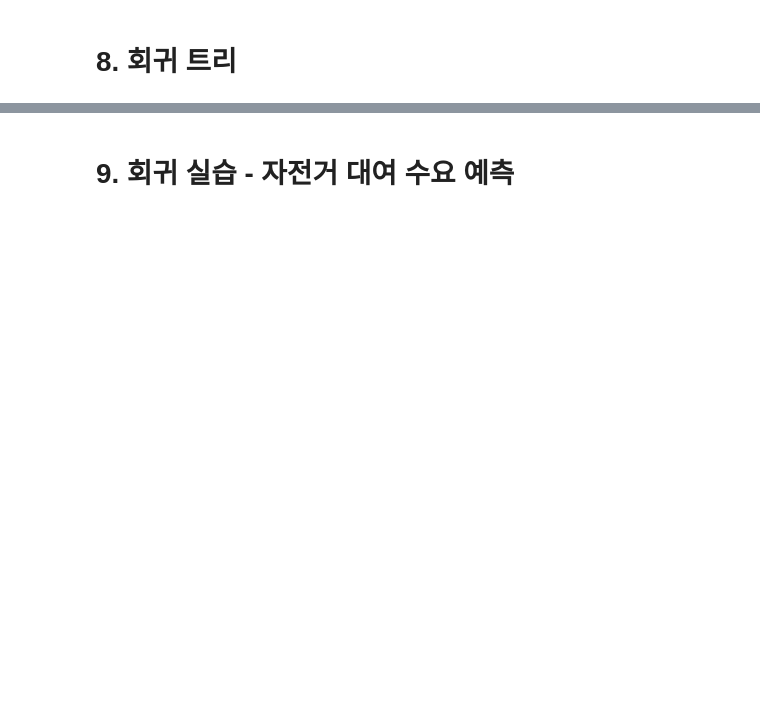
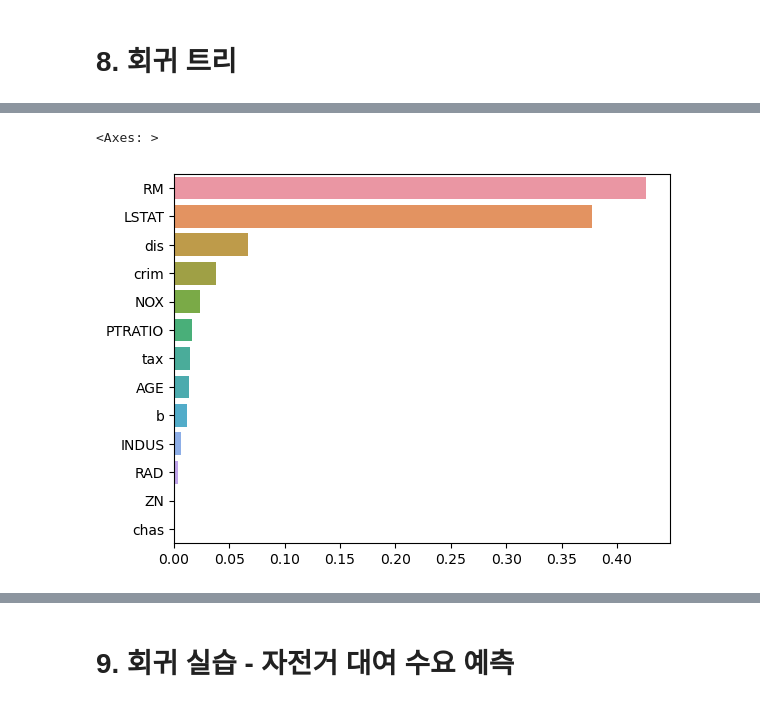
Before and after one commit to kimdyoc13/Cheese_house, a Jupyter notebook: chapter 5_Regression.ipynb, the cells around one changed output, grey strips where cells are left out. Saved outputs shown, nothing was run; the diff lists cells and outputs as text; code cells hidden in the pictures; blank space fills up the shorter version.

```diff
--- a/chapter 5_Regression.ipynb
+++ b/chapter 5_Regression.ipynb
@@ -902,0 +1033,16 @@ X_train, X_test, y_train, y_test = train_test_split(data_scaled, cancer.target,
+# %%
+import seaborn as sns
+%matplotlib inline
+#간단히 말하면, %matplotlib inline을 사용하면 Matplotlib 그래프가 주피터 노트북 셀 안에서 바로 시각화됩니다.
+
+rf_reg = RandomForestRegressor(n_estimators = 1000)
+
+# 앞 예제에서 만들어진 X_data, y_target 데이터 세트를 적용해 학습합니다.
+rf_reg.fit(X_data, y_target)
+
+feature_series = pd.Series(data = rf_reg.feature_importances_, index = X_data.columns)
+feature_series = feature_series.sort_values(ascending = False)
+sns.barplot(x= feature_series, y = feature_series.index)
+# %% [output]
+<Axes: >
+[figure, added]
```
Also changed, not shown: parts of 33 cells of this notebook.
